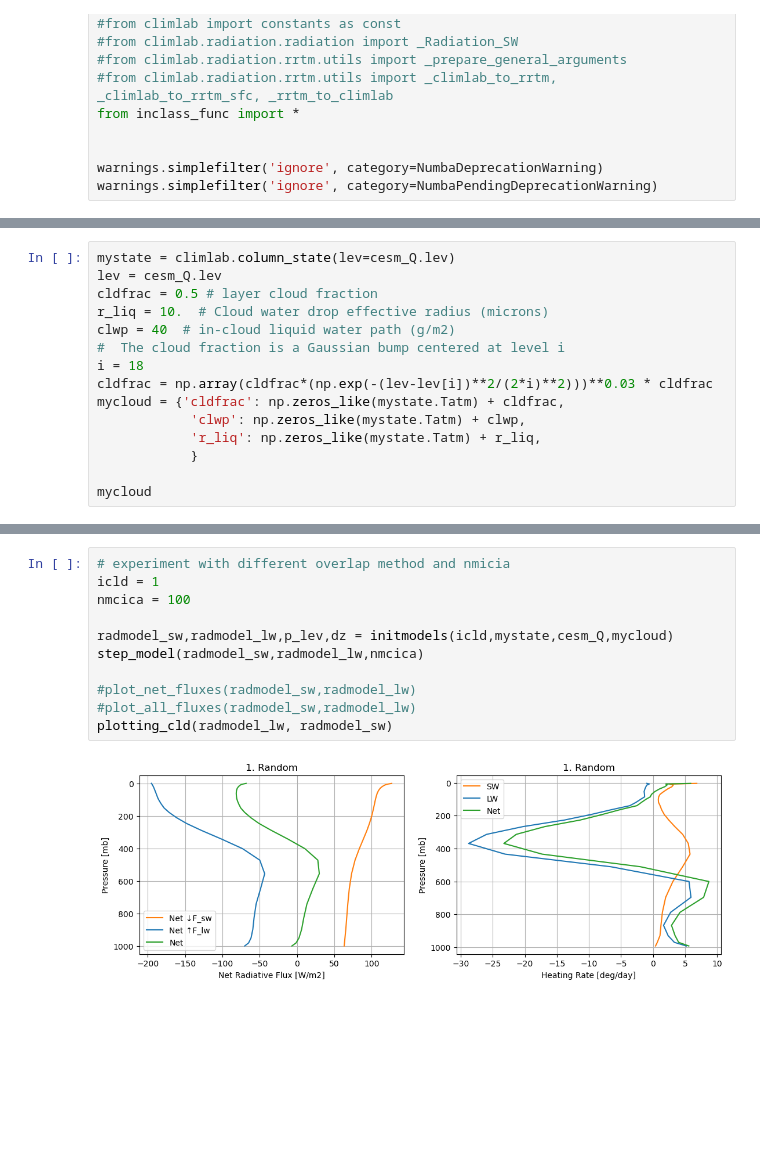
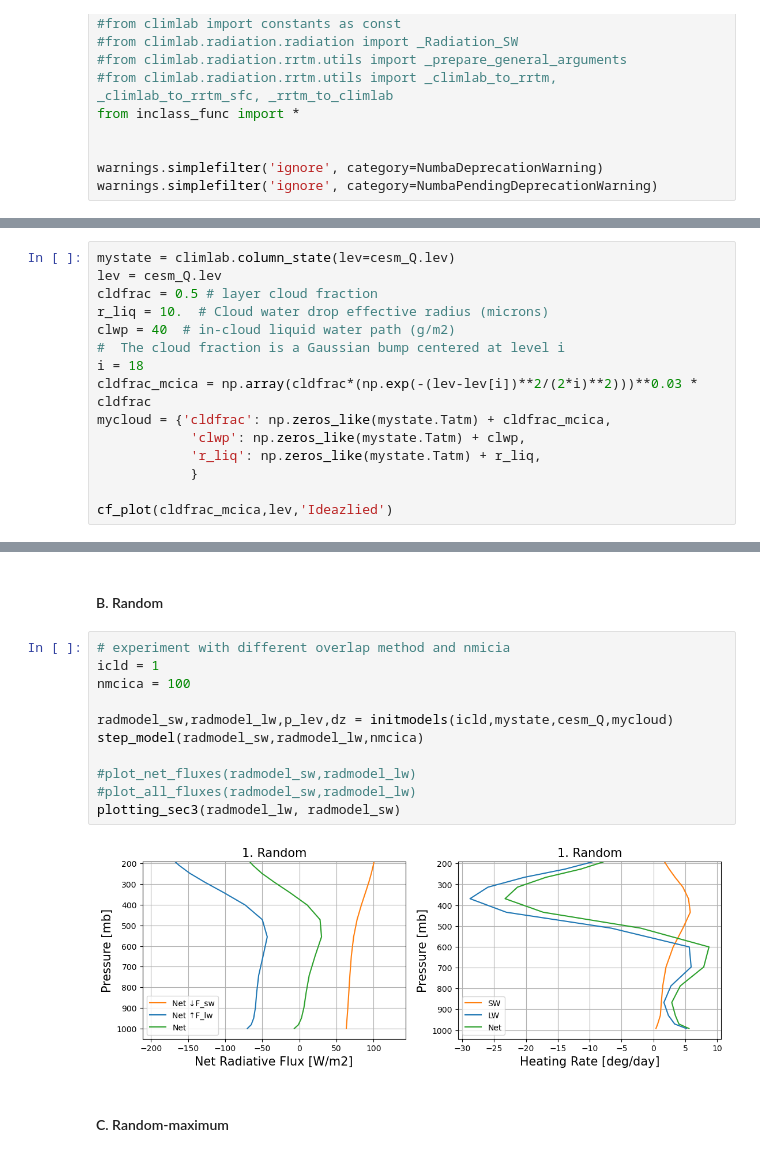
Before and after one commit to PappuP/RRTMG_ATMS511, a Jupyter notebook: RRTMG_InClass_Full.ipynb, the cells around one changed output, grey strips where cells are left out. Saved outputs shown, nothing was run; the diff lists cells and outputs as text; blank space fills up the shorter version.

```diff
--- a/RRTMG_InClass_Full.ipynb
+++ b/RRTMG_InClass_Full.ipynb
@@ -134,11 +232,11 @@ r_liq = 10.  # Cloud water drop effective radius (microns)
 clwp = 40  # in-cloud liquid water path (g/m2)
 #  The cloud fraction is a Gaussian bump centered at level i
 i = 18
-cldfrac = np.array(cldfrac*(np.exp(-(lev-lev[i])**2/(2*i)**2)))**0.03 * cldfrac
-mycloud = {'cldfrac': np.zeros_like(mystate.Tatm) + cldfrac,
+cldfrac_mcica = np.array(cldfrac*(np.exp(-(lev-lev[i])**2/(2*i)**2)))**0.03 * cldfrac
+mycloud = {'cldfrac': np.zeros_like(mystate.Tatm) + cldfrac_mcica,
             'clwp': np.zeros_like(mystate.Tatm) + clwp,
             'r_liq': np.zeros_like(mystate.Tatm) + r_liq,
             }
 
-mycloud
+cf_plot(cldfrac_mcica,lev,'Ideazlied')
 # %% [output]
@@ -181,16 +259,20 @@ plotting_cld(radmodel_lw, radmodel_sw)
+# %% [markdown]
+#### B. Random
 # %%
 # experiment with different overlap method and nmicia
 icld = 1
 nmcica = 100
 
 radmodel_sw,radmodel_lw,p_lev,dz = initmodels(icld,mystate,cesm_Q,mycloud)
 step_model(radmodel_sw,radmodel_lw,nmcica)
 
 #plot_net_fluxes(radmodel_sw,radmodel_lw)
 #plot_all_fluxes(radmodel_sw,radmodel_lw)
-plotting_cld(radmodel_lw, radmodel_sw)
+plotting_sec3(radmodel_lw, radmodel_sw)
 # %% [output]
-[figure, old version]
+[figure, new version]
+# %% [markdown]
+#### C. Random-maximum
 # %%
 icld = 2
 nmcica = 100
```
Also changed, not shown: parts of 44 cells of this notebook, 4 other files.
